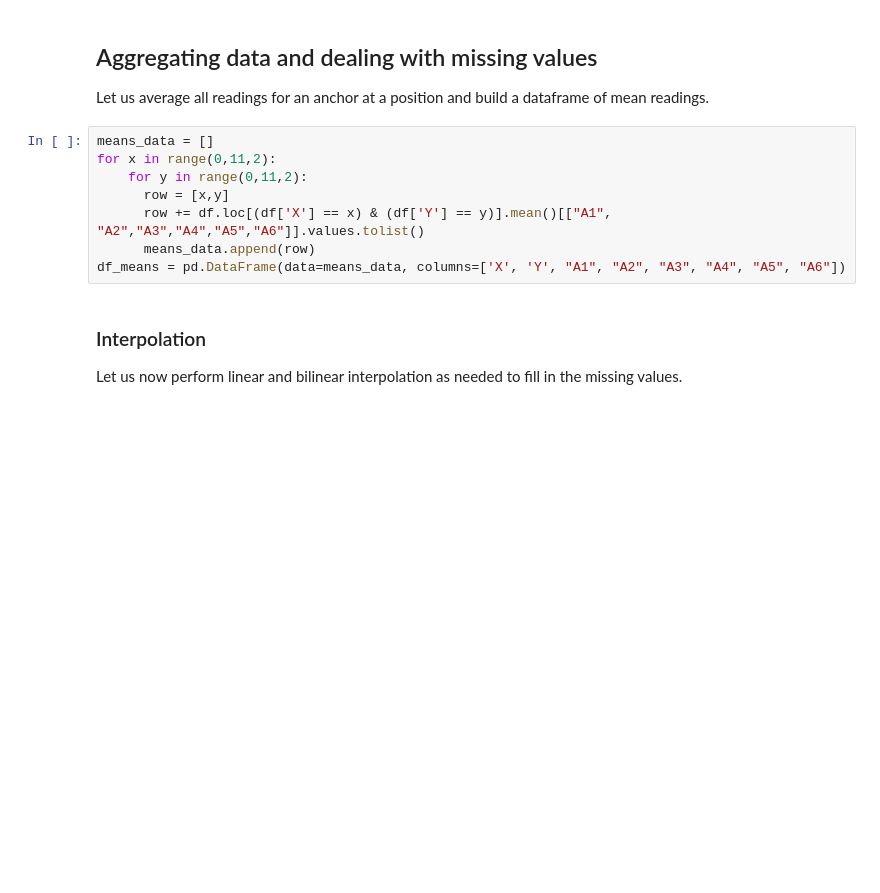
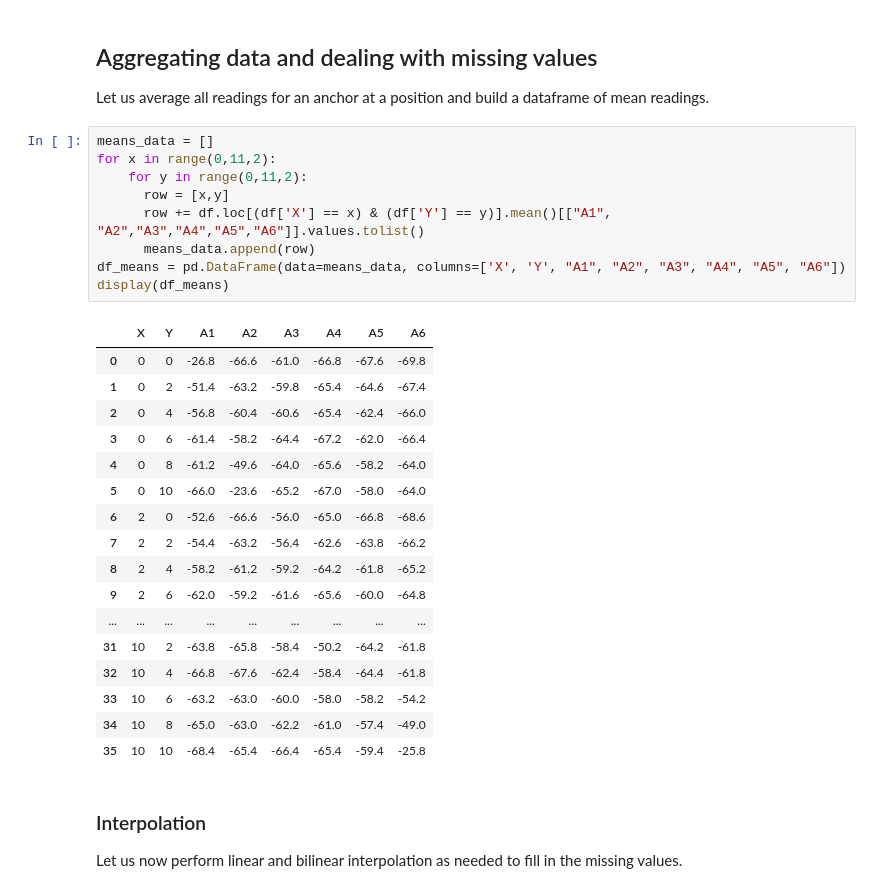
Before and after one commit to francesco-plt/finding-dory, a Jupyter notebook: localization.ipynb, the cells around one changed output. Saved outputs shown, nothing was run; the diff lists cells and outputs as text; blank space fills up the shorter version.

```diff
--- a/localization.ipynb
+++ b/localization.ipynb
@@ -109,11 +109,30 @@ Let us average all readings for an anchor at a position and build a dataframe of
 # %%
 means_data = []
 for x in range(0,11,2):
     for y in range(0,11,2):
       row = [x,y]
       row += df.loc[(df['X'] == x) & (df['Y'] == y)].mean()[["A1", "A2","A3","A4","A5","A6"]].values.tolist()
       means_data.append(row)
 df_means = pd.DataFrame(data=means_data, columns=['X', 'Y', "A1", "A2", "A3", "A4", "A5", "A6"])
+display(df_means)
+# %% [output]
+|  | X | Y | A1 | A2 | A3 | A4 | A5 | A6 |
+| 0 | 0 | 0 | -26.8 | -66.6 | -61.0 | -66.8 | -67.6 | -69.8 |
+| 1 | 0 | 2 | -51.4 | -63.2 | -59.8 | -65.4 | -64.6 | -67.4 |
+| 2 | 0 | 4 | -56.8 | -60.4 | -60.6 | -65.4 | -62.4 | -66.0 |
+| 3 | 0 | 6 | -61.4 | -58.2 | -64.4 | -67.2 | -62.0 | -66.4 |
+| 4 | 0 | 8 | -61.2 | -49.6 | -64.0 | -65.6 | -58.2 | -64.0 |
+| 5 | 0 | 10 | -66.0 | -23.6 | -65.2 | -67.0 | -58.0 | -64.0 |
+| 6 | 2 | 0 | -52.6 | -66.6 | -56.0 | -65.0 | -66.8 | -68.6 |
+| 7 | 2 | 2 | -54.4 | -63.2 | -56.4 | -62.6 | -63.8 | -66.2 |
+| 8 | 2 | 4 | -58.2 | -61.2 | -59.2 | -64.2 | -61.8 | -65.2 |
+| 9 | 2 | 6 | -62.0 | -59.2 | -61.6 | -65.6 | -60.0 | -64.8 |
+| ... | ... | ... | ... | ... | ... | ... | ... | ... |
+| 31 | 10 | 2 | -63.8 | -65.8 | -58.4 | -50.2 | -64.2 | -61.8 |
+| 32 | 10 | 4 | -66.8 | -67.6 | -62.4 | -58.4 | -64.4 | -61.8 |
+| 33 | 10 | 6 | -63.2 | -63.0 | -60.0 | -58.0 | -58.2 | -54.2 |
+| 34 | 10 | 8 | -65.0 | -63.0 | -62.2 | -61.0 | -57.4 | -49.0 |
+| 35 | 10 | 10 | -68.4 | -65.4 | -66.4 | -65.4 | -59.4 | -25.8 |
 # %% [markdown]
 ### Interpolation
 Let us now perform linear and bilinear interpolation as needed to fill in the missing values.
```
Also changed, not shown: parts of 6 cells of this notebook.
